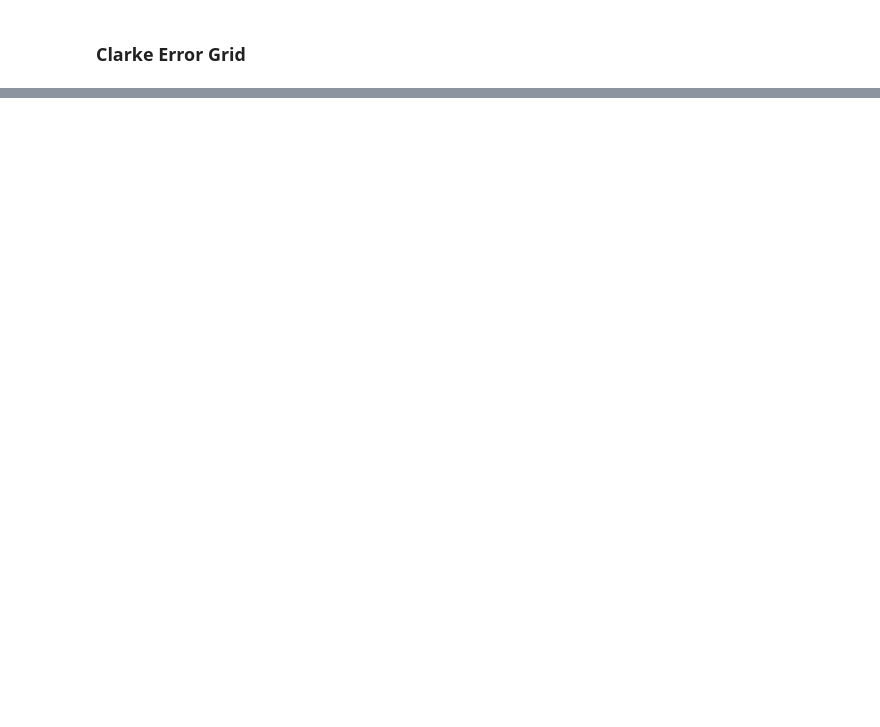
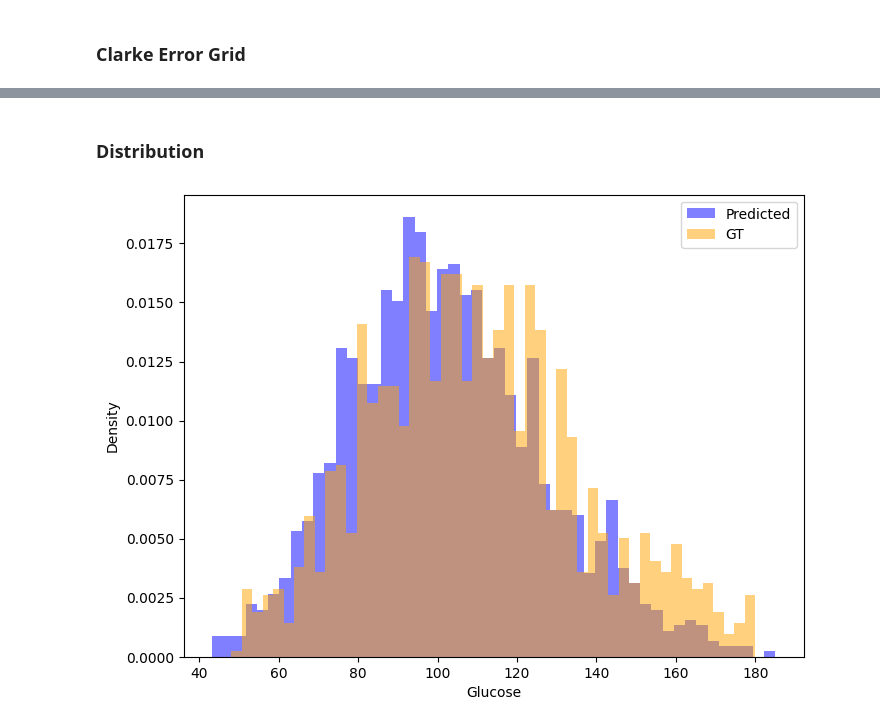
Before and after one commit to PSI-TAMU/GlucoseBench, a Jupyter notebook: demo.ipynb, the cells around one changed output, grey strips where cells are left out. Drawn from its saved outputs; the diff is of its cells as text; code cells hidden in the pictures; blank space fills up the shorter version.

```diff
--- a/demo.ipynb
+++ b/demo.ipynb
@@ -27,0 +38,8 @@ print(clarke_score)
+# %% [markdown]
+### Distribution
+# %%
+fig, ax = plt.subplots(1, 1, figsize=(8, 6))
+plot_distribution(ax, pred_glucose, gt_glucose)
+plt.show()
+# %% [output]
+[figure, added]
```
Also changed, not shown: parts of 7 cells of this notebook, 4 other files.
